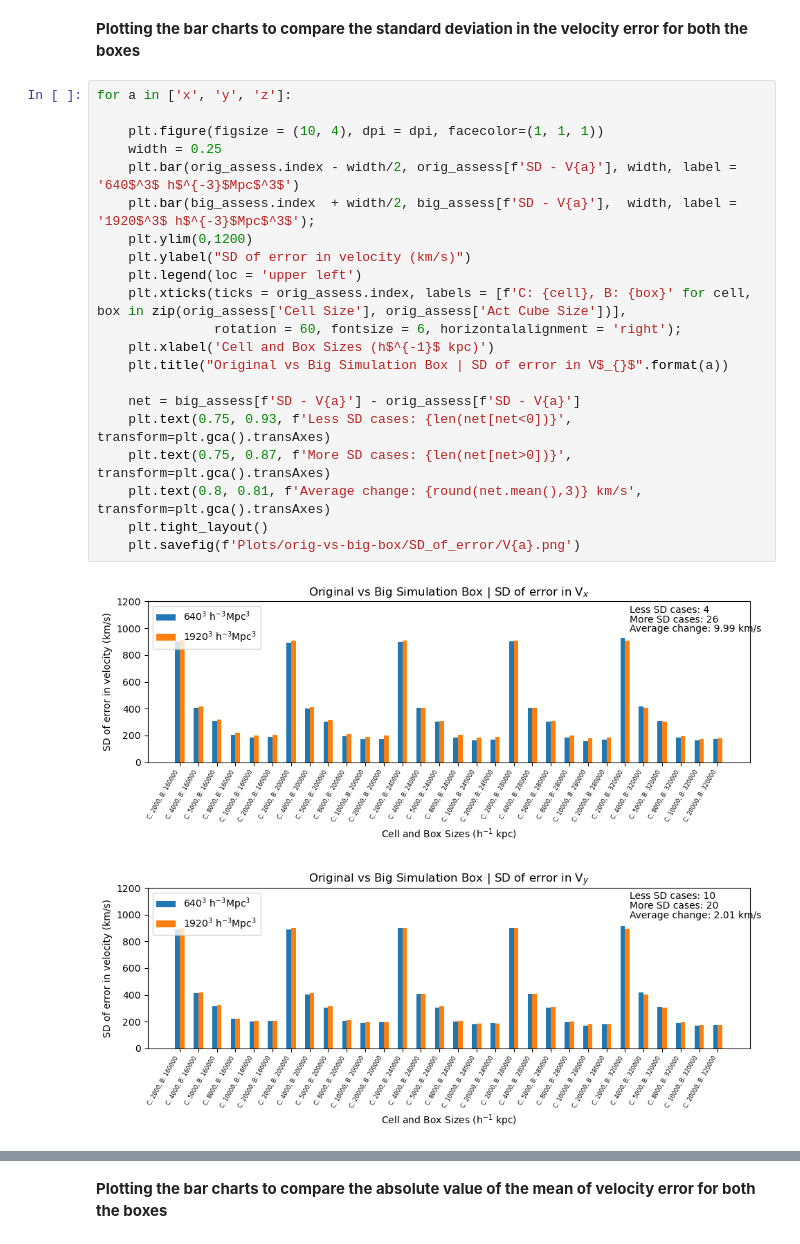
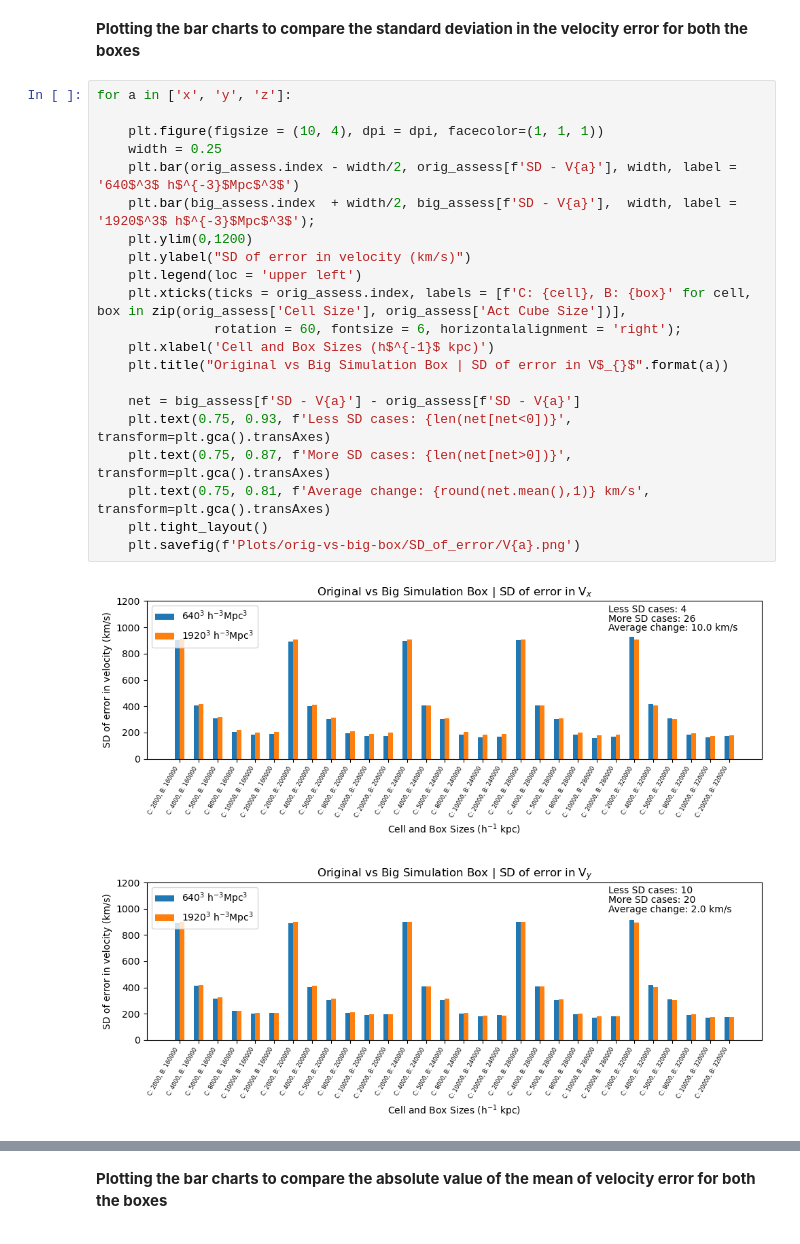
Before and after one commit to awaismirza92/velocity-reconstruction-and-kinetic-SZ, a Jupyter notebook: codes/orig_vs_big_box_analysis.ipynb, the cells around one changed output, grey strips where cells are left out. Drawn from its saved outputs; the diff is of its cells as text.

```diff
--- a/codes/orig_vs_big_box_analysis.ipynb
+++ b/codes/orig_vs_big_box_analysis.ipynb
@@ -87,24 +86,24 @@ for a in ['x', 'y', 'z']:
 # %%
 for a in ['x', 'y', 'z']:
 
     plt.figure(figsize = (10, 4), dpi = dpi, facecolor=(1, 1, 1))
     width = 0.25
     plt.bar(orig_assess.index - width/2, orig_assess[f'SD - V{a}'], width, label = '640$^3$ h$^{-3}$Mpc$^3$')
     plt.bar(big_assess.index  + width/2, big_assess[f'SD - V{a}'],  width, label = '1920$^3$ h$^{-3}$Mpc$^3$');
     plt.ylim(0,1200)
     plt.ylabel("SD of error in velocity (km/s)")
     plt.legend(loc = 'upper left')
     plt.xticks(ticks = orig_assess.index, labels = [f'C: {cell}, B: {box}' for cell, box in zip(orig_assess['Cell Size'], orig_assess['Act Cube Size'])],
                rotation = 60, fontsize = 6, horizontalalignment = 'right');
     plt.xlabel('Cell and Box Sizes (h$^{-1}$ kpc)')
     plt.title("Original vs Big Simulation Box | SD of error in V$_{}$".format(a))
 
     net = big_assess[f'SD - V{a}'] - orig_assess[f'SD - V{a}']
     plt.text(0.75, 0.93, f'Less SD cases: {len(net[net<0])}', transform=plt.gca().transAxes)
     plt.text(0.75, 0.87, f'More SD cases: {len(net[net>0])}', transform=plt.gca().transAxes)
-    plt.text(0.8, 0.81, f'Average change: {round(net.mean(),3)} km/s', transform=plt.gca().transAxes)
+    plt.text(0.75, 0.81, f'Average change: {round(net.mean(),1)} km/s', transform=plt.gca().transAxes)
     plt.tight_layout()
     plt.savefig(f'Plots/orig-vs-big-box/SD_of_error/V{a}.png')
 # %% [output]
-[figure, old version]
+[figure, new version]
-[figure, old version]
+[figure, new version]
```
Also changed, not shown: parts of 4 cells of this notebook.
